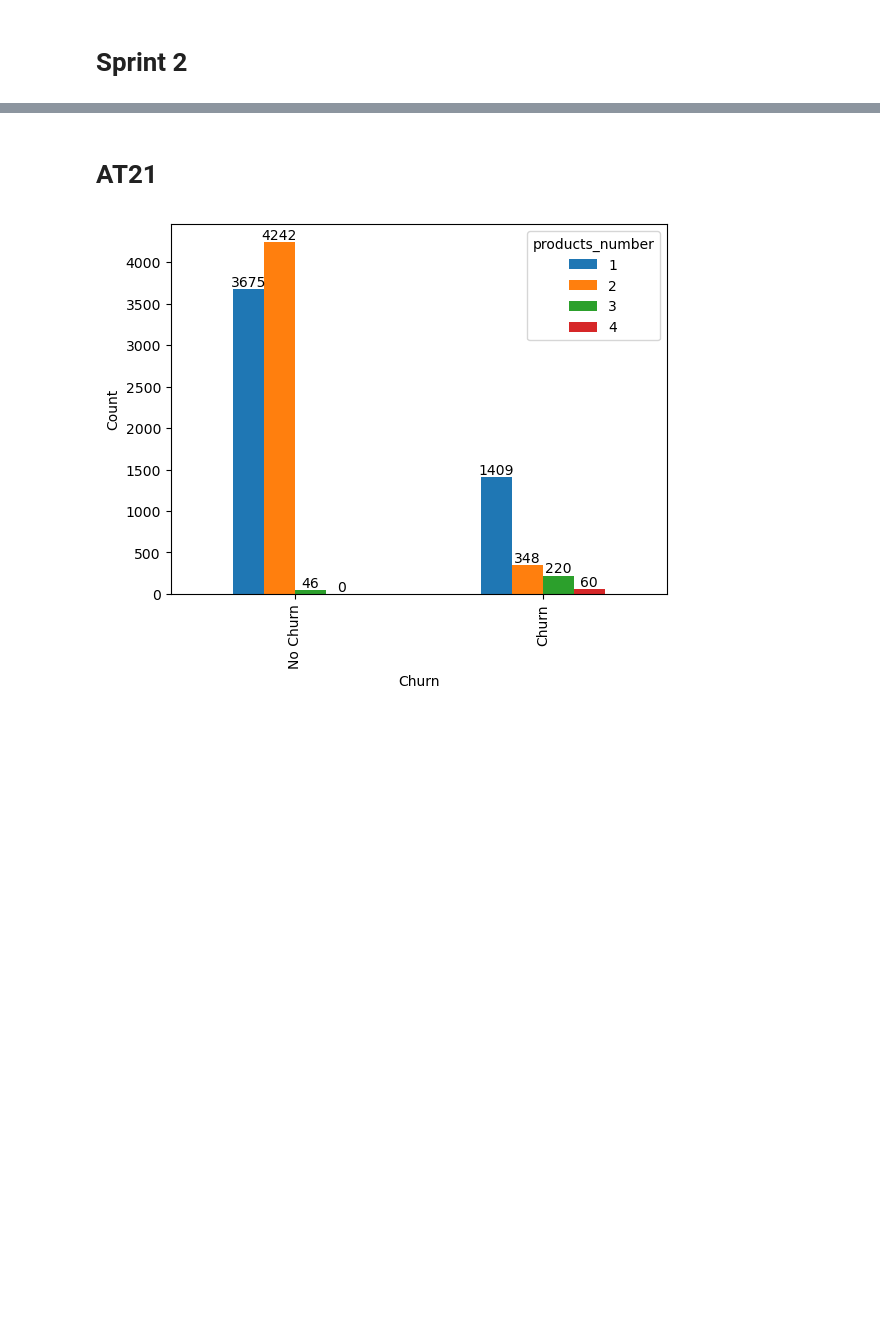
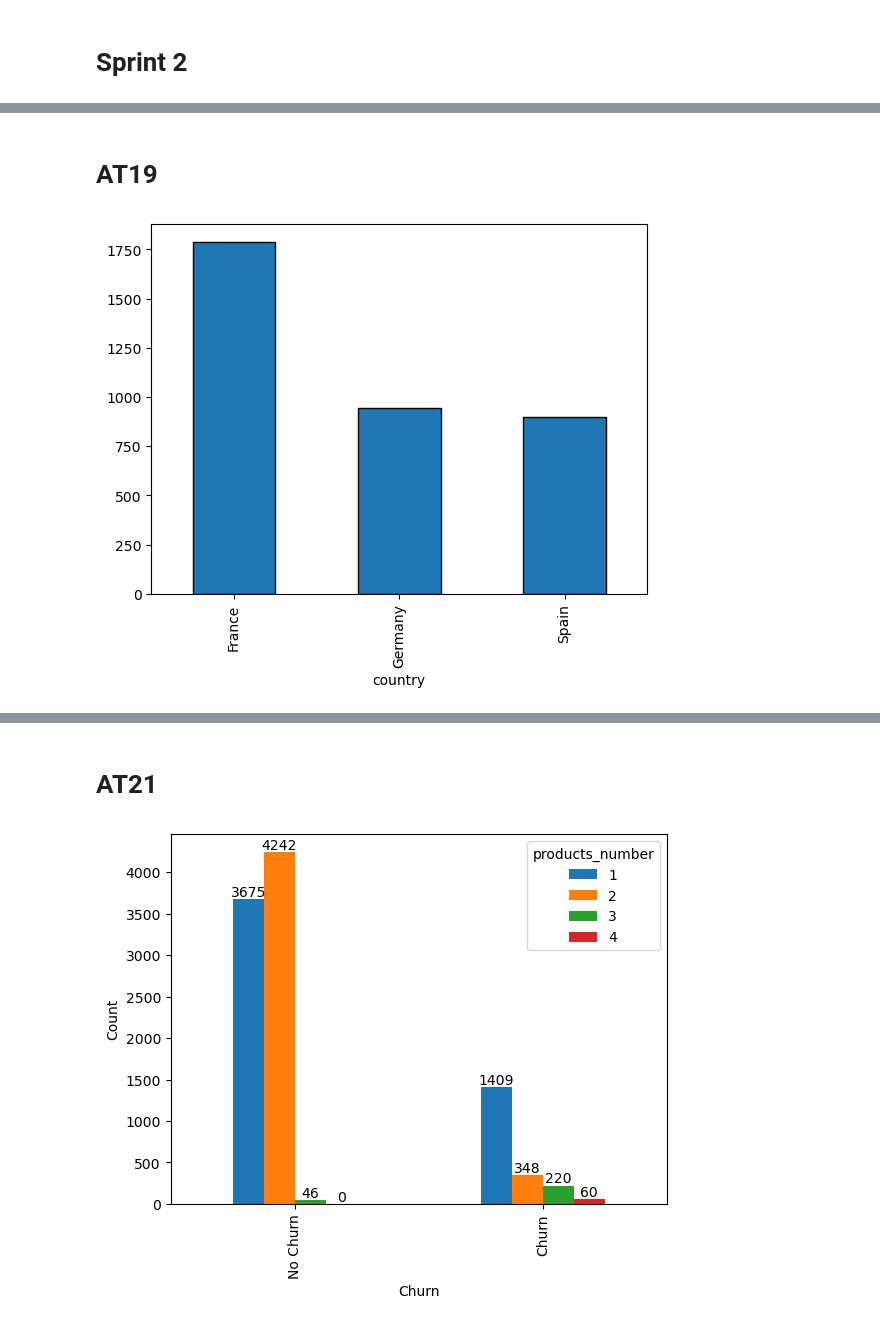
Before and after one commit to holleyj/data_attrition, a Jupyter notebook: code_sprint2.ipynb, the cells around one changed output, grey strips where cells are left out. Drawn from its saved outputs; the diff is of its cells as text; code cells hidden in the pictures; blank space fills up the shorter version.

```diff
--- a/code_sprint2.ipynb
+++ b/code_sprint2.ipynb
@@ -26,0 +72,10 @@ df
+# %% [markdown]
+# AT19
+# %%
+df_temp = df.loc[df["churn"] == 1 & (df["age"].between(30, 45))]
+df_temp = df_temp.pivot_table(index="country", values="churn", aggfunc="count")
+df_temp.rename(columns={"churn": "count"}, inplace=True)
+
+ax = df_temp.plot.bar(edgecolor="black", legend=False)
+# %% [output]
+[figure, added]
```
Also changed, not shown: parts of 10 cells of this notebook.
